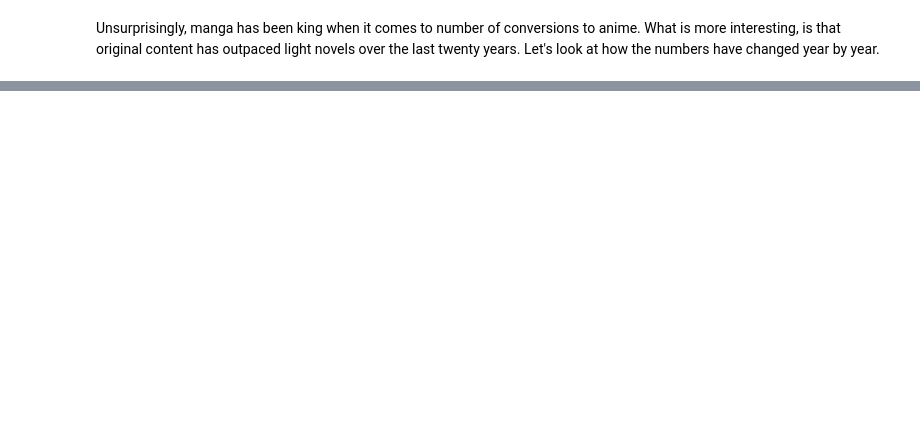
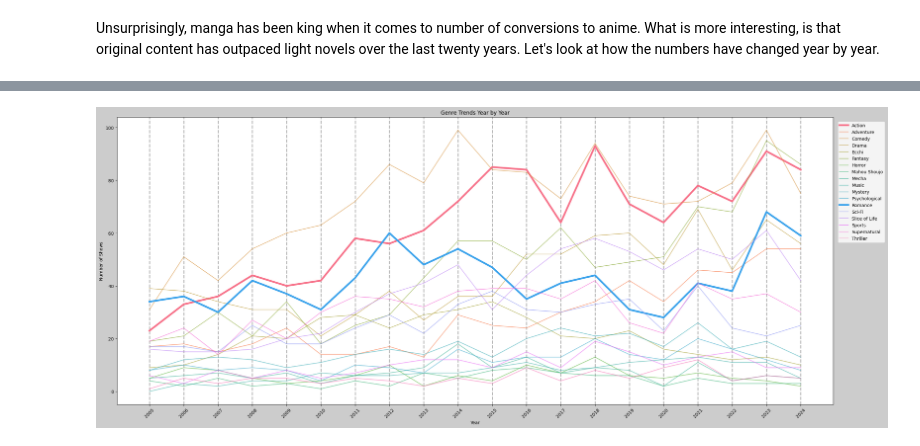
Before and after one commit to leolion023/Anilist, a Jupyter notebook: anilist_analysis.ipynb, the cells around one changed output, grey strips where cells are left out. Saved outputs shown, nothing was run; the diff lists cells and outputs as text; code cells hidden in the pictures; blank space fills up the shorter version.

```diff
--- a/anilist_analysis.ipynb
+++ b/anilist_analysis.ipynb
@@ -186,0 +195,3 @@ It turns out that despite original content being touted as the surperior source,
+# %%
+anilist_genres = anilist.explode('Genres')
+anilist_genres
@@ -186,0 +212,27 @@ It turns out that despite original content being touted as the surperior source,
+# %%
+# Pivot the data to have genre as columns and years as index
+genre_trends = anilist_genres.pivot_table(values='Title', index='Year', columns='Genres', aggfunc='count', fill_value=0)
+colors = sns.color_palette('husl', 18)
+# Plotting
+plt.figure(figsize=(25, 10),facecolor='#cccccc')
+
+# Here we create line plots for each source
+for i,tag in enumerate(genre_trends.columns):
+    if i == 0 or i == 12:
+        plt.plot(genre_trends.index, genre_trends[tag], linewidth = 4, label=tag, color=colors[i % len(colors)])
+    else:
+        plt.plot(genre_trends.index, genre_trends[tag], alpha = .6, label=tag, color=colors[i % len(colors)])
+
+plt.title('Genre Trends Year by Year')
+plt.xlabel('Year')
+plt.ylabel('Number of Shows')
+plt.legend(bbox_to_anchor=(1, 1), loc='upper left', borderaxespad=1.)
+plt.grid(True, which='both', axis='x', linestyle='--', linewidth=2)
+plt.tight_layout()
+
+plt.xticks(range(min(genre_trends.index), max(genre_trends.index) + 1))
+plt.xticks(rotation=45)
+
+plt.show()
+# %% [output]
+[figure, added]
```
Also changed, not shown: parts of 12 cells of this notebook, 1 other file.
